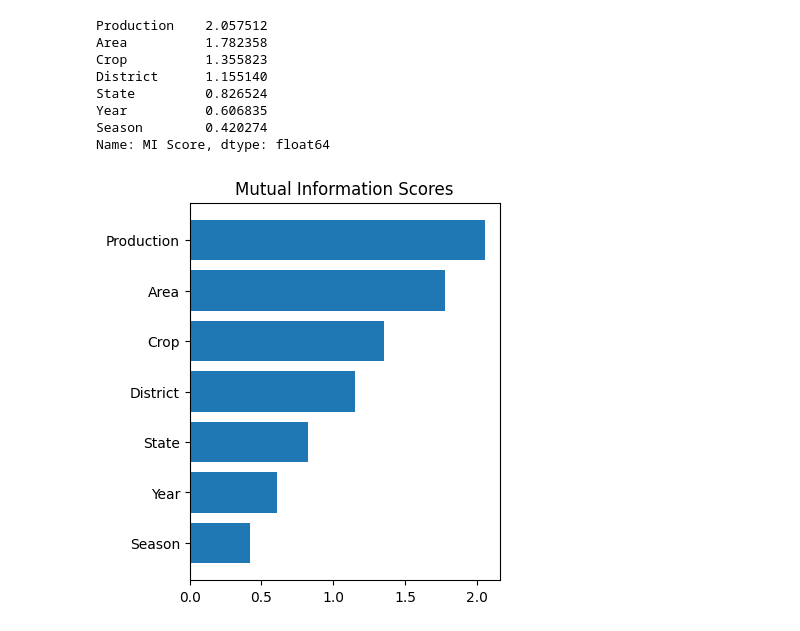
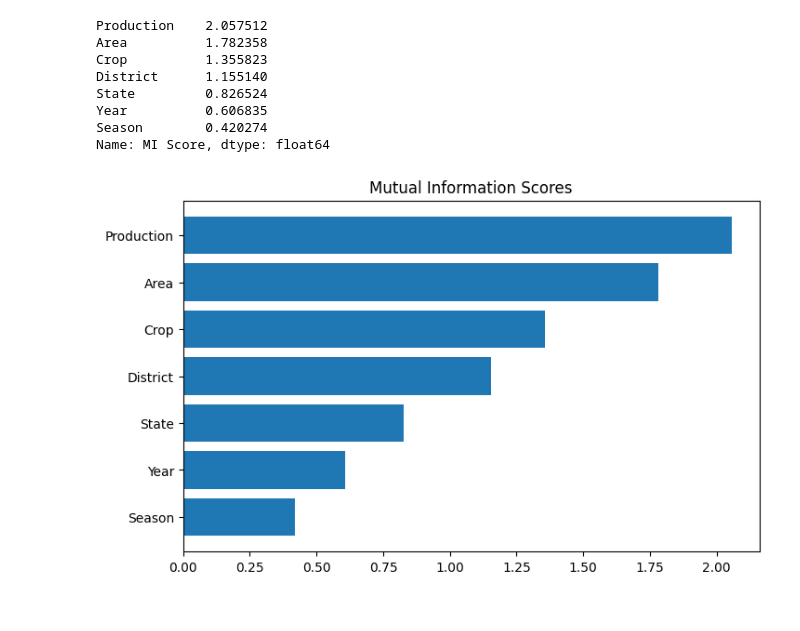
Before and after one commit to naseemap47/predictCropYield-MachineLearning-python, a Jupyter notebook: crop_yield.ipynb, the cells around one changed output. Saved outputs shown, nothing was run; the diff lists cells and outputs as text; code cells hidden in the pictures.

```diff
--- a/crop_yield.ipynb
+++ b/crop_yield.ipynb
@@ -339,7 +339,7 @@ def plot_mi_score(scores):
     plt.yticks(width, tickes)
     plt.title('Mutual Information Scores')
 # %%
-plt.figure(dpi=100, figsize=(4, 5))
+plt.figure(dpi=100, figsize=(8, 5))
 plot_mi_score(mi_scores)
 # %% [output]
-[figure, old version]
+[figure, new version]
```
